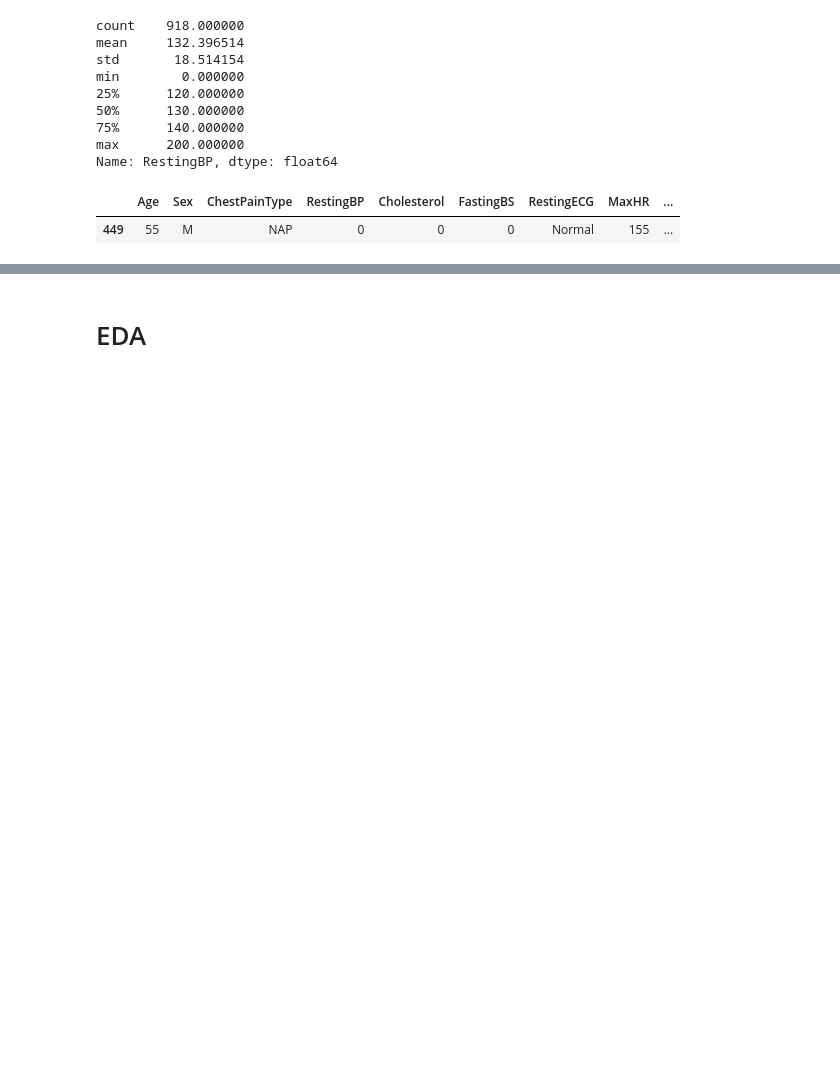
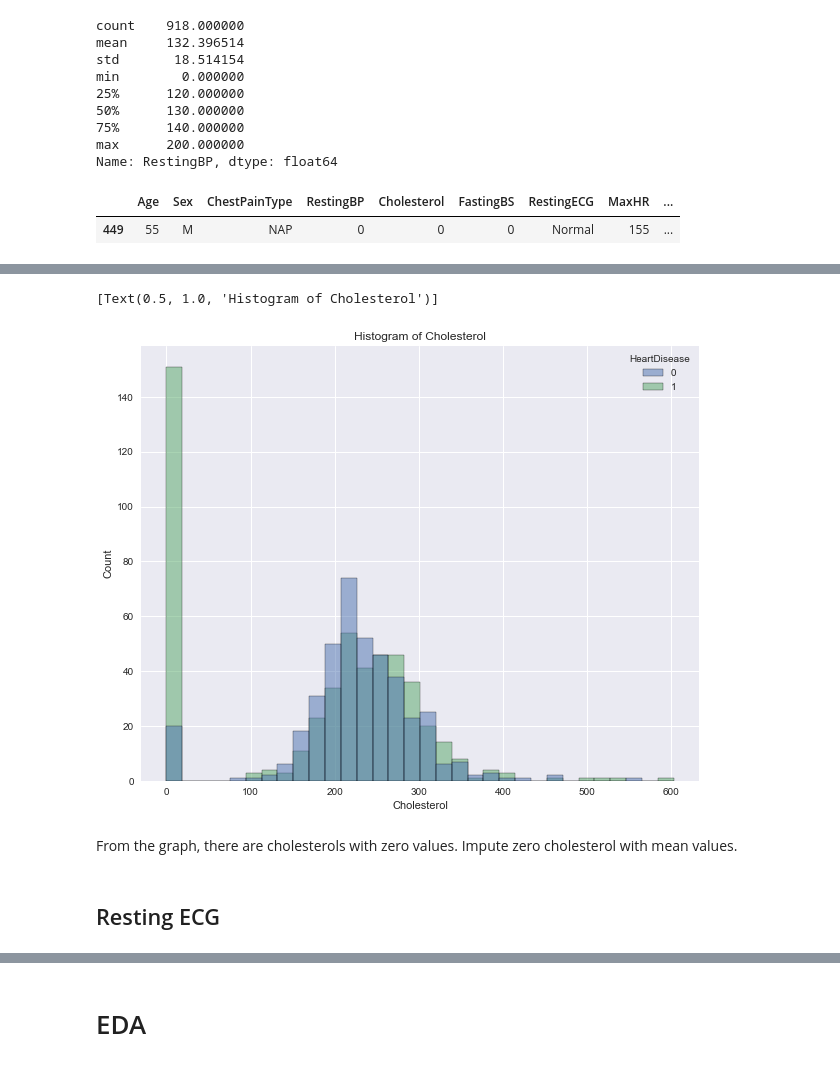
Before and after one commit to TYXuan/heart, a Jupyter notebook: eda.ipynb, the cells around one changed output, grey strips where cells are left out. Saved outputs shown, nothing was run; the diff lists cells and outputs as text; code cells hidden in the pictures; blank space fills up the shorter version.

```diff
--- a/eda.ipynb
+++ b/eda.ipynb
@@ -148,0 +153,8 @@ df=df.drop(df.index[449])
+# %%
+plt.figure(figsize=(10,8))
+sns.histplot(data=df, x='Cholesterol', hue='HeartDisease').set(title='Histogram of Cholesterol')
+# %% [output]
+[Text(0.5, 1.0, 'Histogram of Cholesterol')]
+[figure, added]
+# %% [markdown]
+From the graph, there are cholesterols with zero values. Impute zero cholesterol with mean values.
@@ -148,0 +179,2 @@ df=df.drop(df.index[449])
+# %% [markdown]
+## Resting ECG
```
Also changed, not shown: parts of 25 cells of this notebook.
